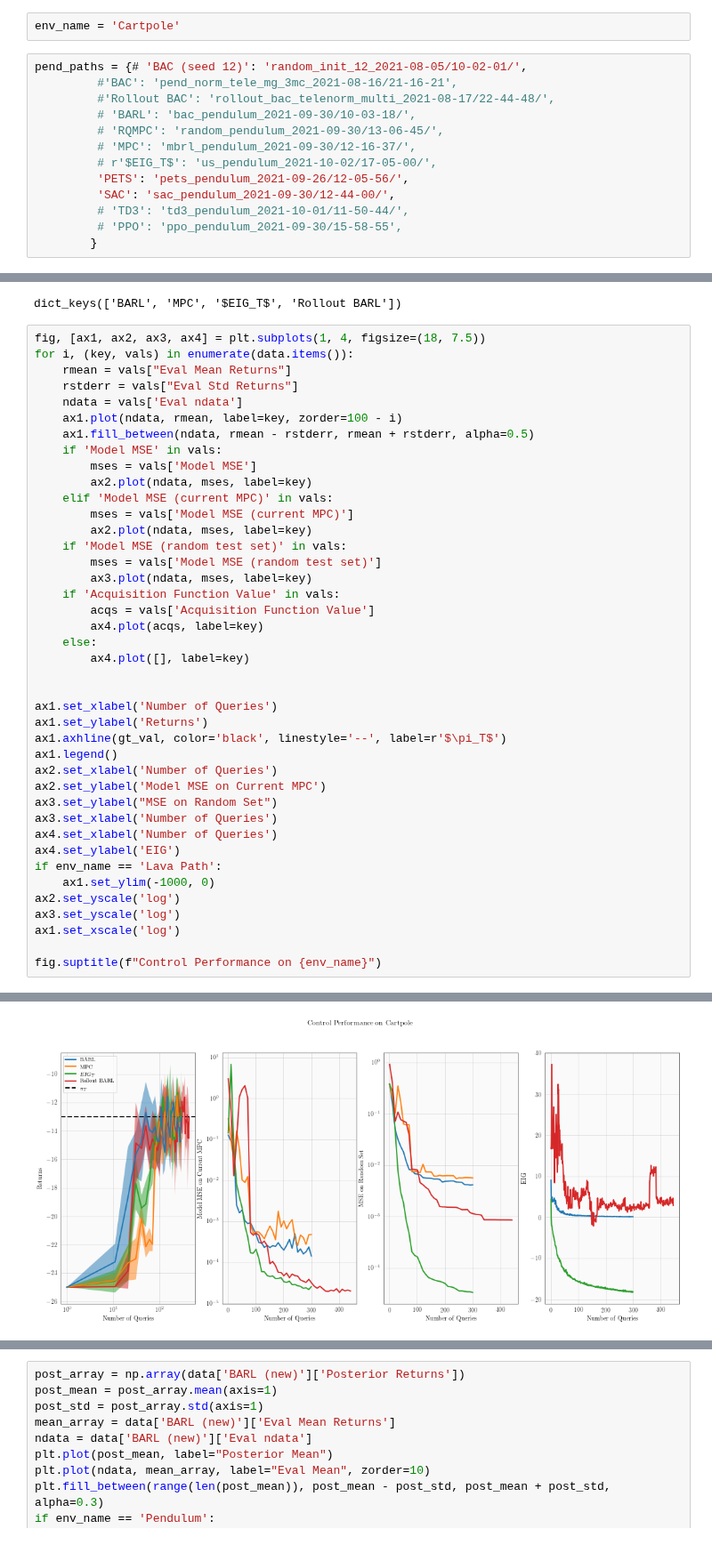
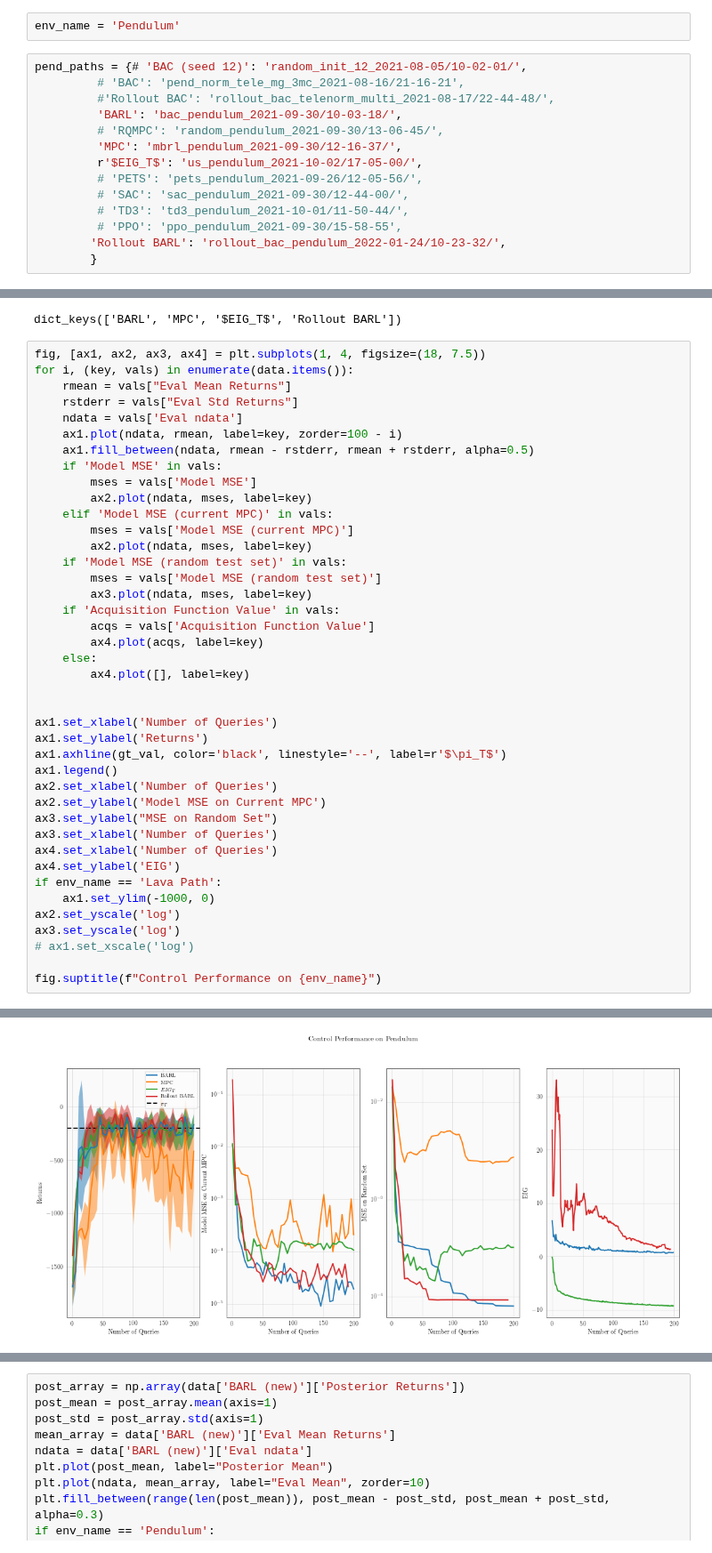
Before and after one commit to fusion-ml/trajectory-information-rl, a Jupyter notebook: notebooks/plot_returns.ipynb, the cells around one changed output, grey strips where cells are left out. Shown at 89% size. Drawn from its saved outputs; the diff is of its cells as text.

```diff
--- a/notebooks/plot_returns.ipynb
+++ b/notebooks/plot_returns.ipynb
@@ -20,19 +20,20 @@ base_path = Path('../experiments')
 baseline_path = Path('../../bac-baselines/experiments')
 process_seeds = False
 # %%
-env_name = 'Cartpole'
+env_name = 'Pendulum'
 # %%
 pend_paths = {# 'BAC (seed 12)': 'random_init_12_2021-08-05/10-02-01/',
-         #'BAC': 'pend_norm_tele_mg_3mc_2021-08-16/21-16-21',
+         # 'BAC': 'pend_norm_tele_mg_3mc_2021-08-16/21-16-21',
          #'Rollout BAC': 'rollout_bac_telenorm_multi_2021-08-17/22-44-48/',
-         # 'BARL': 'bac_pendulum_2021-09-30/10-03-18/',
+         'BARL': 'bac_pendulum_2021-09-30/10-03-18/',
          # 'RQMPC': 'random_pendulum_2021-09-30/13-06-45/',
-         # 'MPC': 'mbrl_pendulum_2021-09-30/12-16-37/',
-         # r'$EIG_T$': 'us_pendulum_2021-10-02/17-05-00/',
-         'PETS': 'pets_pendulum_2021-09-26/12-05-56/',
-         'SAC': 'sac_pendulum_2021-09-30/12-44-00/',
+         'MPC': 'mbrl_pendulum_2021-09-30/12-16-37/',
+         r'$EIG_T$': 'us_pendulum_2021-10-02/17-05-00/',
+         # 'PETS': 'pets_pendulum_2021-09-26/12-05-56/',
+         # 'SAC': 'sac_pendulum_2021-09-30/12-44-00/',
          # 'TD3': 'td3_pendulum_2021-10-01/11-50-44/',
          # 'PPO': 'ppo_pendulum_2021-09-30/15-58-55',
+        'Rollout BARL': 'rollout_bac_pendulum_2022-01-24/10-23-32/',
         }
 # %%
 cartpole_paths = {
@@ -315,7 +316,7 @@ if env_name == 'Lava Path':
     ax1.set_ylim(-1000, 0)
 ax2.set_yscale('log')
 ax3.set_yscale('log')
-ax1.set_xscale('log')
+# ax1.set_xscale('log')
 
 fig.suptitle(f"Control Performance on {env_name}")
 # %% [output]
@@ -323,4 +324,4 @@ Text(0.5, 0.98, 'Control Performance on Cartpole')
-[figure, old version]
+[figure, new version]
 # %%
 fig, ax = plt.subplots(figsize=(6, 4.5))
 for i, (key, vals) in enumerate(data.items()):
```
Also changed, not shown: parts of 4 cells of this notebook, 1 other file.
